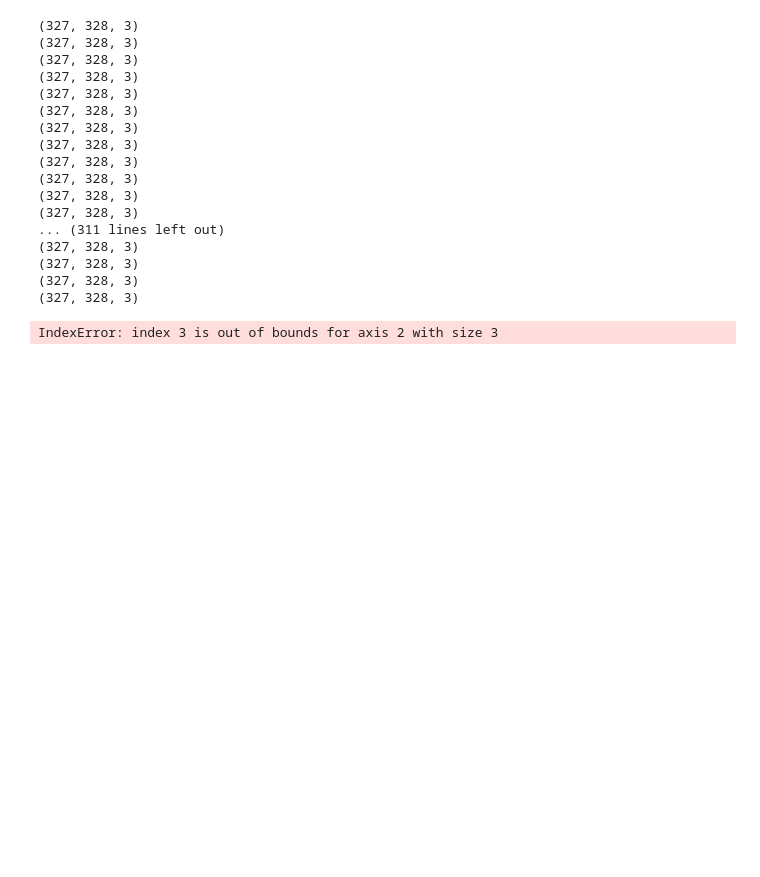
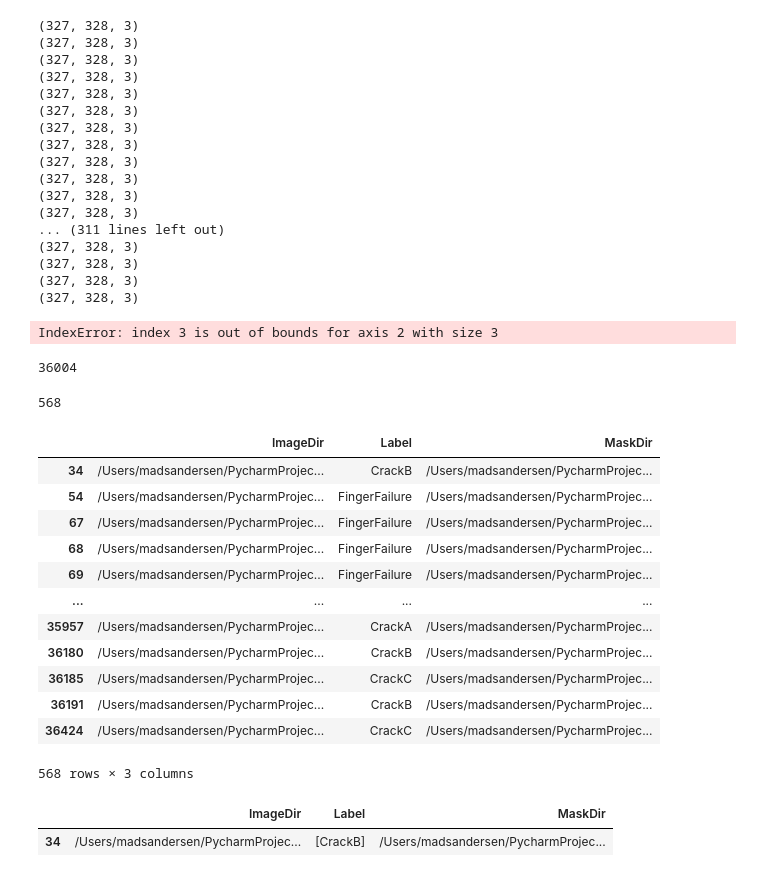
Before and after one commit to MadsAndersens/BachelorProject, a Jupyter notebook: DataExploration.ipynb, the cells around one changed output. Cells and saved outputs as stored; diff of their text form; code cells hidden in the pictures; blank space fills up the shorter version.

```diff
--- a/DataExploration.ipynb
+++ b/DataExploration.ipynb
@@ -616,3 +616,8 @@ for i in mask[:,:]:
 mask[:,:,idx]
 # %% [output]
 IndexError: index 3 is out of bounds for axis 2 with size 3
+# %%
+d = pd.read_csv('/Users/madsandersen/PycharmProjects/BscProjektData/BachelorProject/Data/VitusData/DataSet.csv')
+# %%
+d['Label'] =  d.apply(lambda x: str(x['Label']).split('__') if x['Label'] is not None else None, axis = 1)
+d['MaskDir'] = d.apply(lambda x: str(x['MaskDir']).split('__') if x['MaskDir'] is not None else None, axis = 1)
@@ -618,0 +626,27 @@ IndexError: index 3 is out of bounds for axis 2 with size 3
+# %%
+d['Label'] = d.apply(lambda x: [x['Label']],axis = 1)
+# %%
+len(d['ImageDir'].unique())
+# %% [output]
+36004
+# %%
+#How many have more than 1 fault in the image?
+d['ImageDir'].duplicated().sum()
+# %% [output]
+568
+# %%
+d[d['ImageDir'].duplicated()]
+# %% [output]
+|  | ImageDir | Label | MaskDir |
+| 34 | /Users/madsandersen/PycharmProjec... | CrackB | /Users/madsandersen/PycharmProjec... |
+| 54 | /Users/madsandersen/PycharmProjec... | FingerFailure | /Users/madsandersen/PycharmProjec... |
+| 67 | /Users/madsandersen/PycharmProjec... | FingerFailure | /Users/madsandersen/PycharmProjec... |
+| 68 | /Users/madsandersen/PycharmProjec... | FingerFailure | /Users/madsandersen/PycharmProjec... |
+| 69 | /Users/madsandersen/PycharmProjec... | FingerFailure | /Users/madsandersen/PycharmProjec... |
+| ... | ... | ... | ... |
+| 35957 | /Users/madsandersen/PycharmProjec... | CrackA | /Users/madsandersen/PycharmProjec... |
+| 36180 | /Users/madsandersen/PycharmProjec... | CrackB | /Users/madsandersen/PycharmProjec... |
+| 36185 | /Users/madsandersen/PycharmProjec... | CrackC | /Users/madsandersen/PycharmProjec... |
+| 36191 | /Users/madsandersen/PycharmProjec... | CrackB | /Users/madsandersen/PycharmProjec... |
+| 36424 | /Users/madsandersen/PycharmProjec... | CrackC | /Users/madsandersen/PycharmProjec... |
+568 rows × 3 columns
@@ -618,0 +670,5 @@ IndexError: index 3 is out of bounds for axis 2 with size 3
+# %%
+dubs
+# %% [output]
+|  | ImageDir | Label | MaskDir |
+| 34 | /Users/madsandersen/PycharmProjec... | [CrackB] | /Users/madsandersen/PycharmProjec... |
```
Also changed, not shown: parts of 10 cells of this notebook, 5 other files.
